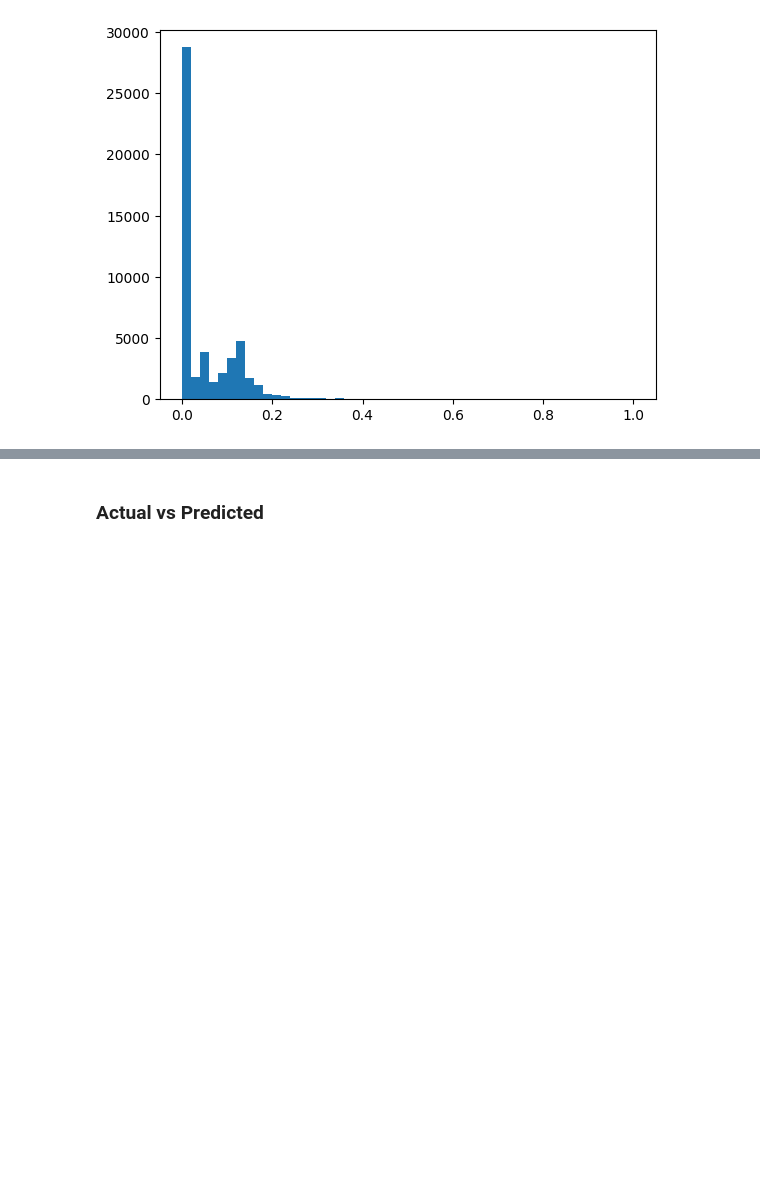
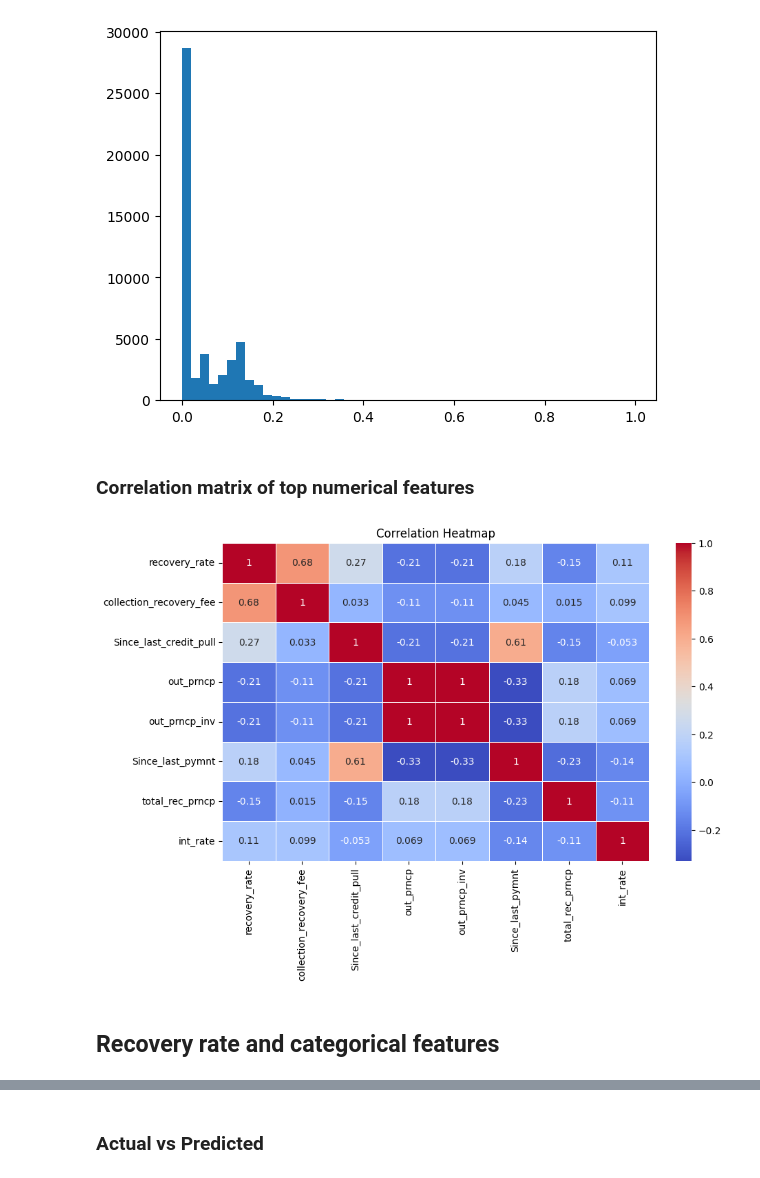
Before and after one commit to MYOUSSF/CreditRisk, a Jupyter notebook: Loss_Given_Default_Modelling.ipynb, the cells around one changed output, grey strips where cells are left out. Cells and saved outputs as stored; diff of their text form; code cells hidden in the pictures; blank space fills up the shorter version.

```diff
--- a/Loss_Given_Default_Modelling.ipynb
+++ b/Loss_Given_Default_Modelling.ipynb
@@ -71,6 +126,22 @@ df = df[df['recovery_rate']<=1]
 plt.hist(df['recovery_rate'], bins = 50);
 # %% [output]
 [figure]
+# %% [markdown]
+### Correlation matrix of top numerical features
+# %%
+numerical = df.select_dtypes('float').columns.values
+target_corr = df[numerical].corr()['recovery_rate'].abs().sort_values(ascending=False)
+top_features = target_corr[target_corr > 0.1].index.tolist()
+
+# Correlation heatmap of top features
+plt.figure(figsize=(10, 6))
+sns.heatmap(df[top_features].corr(), annot=True, cmap='coolwarm', linewidths=0.5)
+plt.title("Correlation Heatmap")
+plt.show()
+# %% [output]
+[figure, added]
+# %% [markdown]
+## Recovery rate and categorical features
 # %%
 categorical = df.select_dtypes('O').columns.values
 categorical
```
Also changed, not shown: parts of 54 cells of this notebook.
